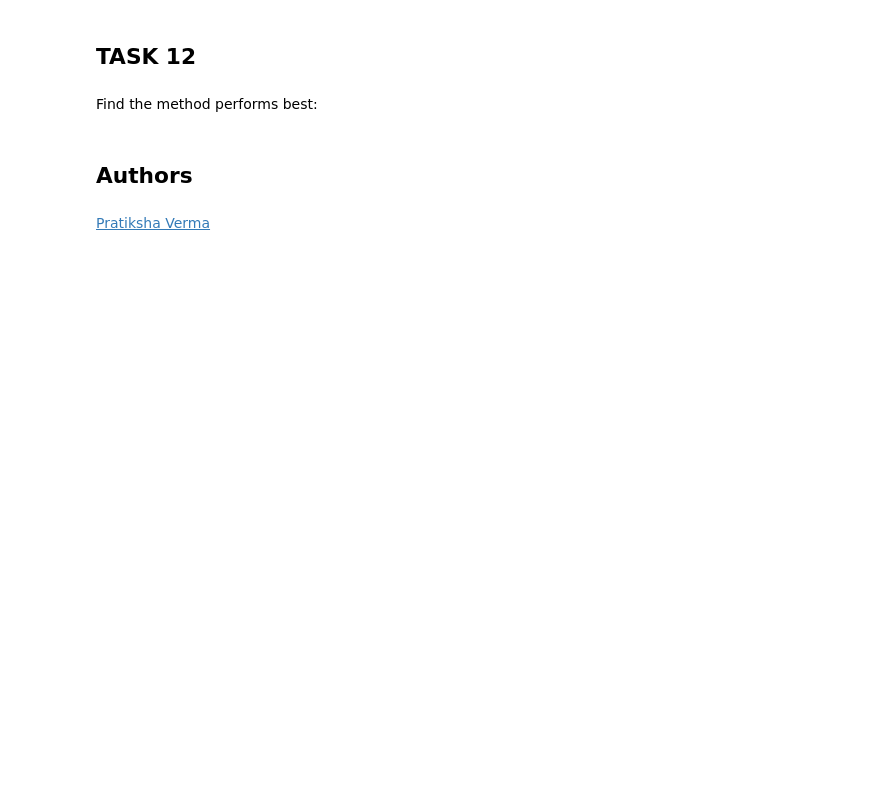
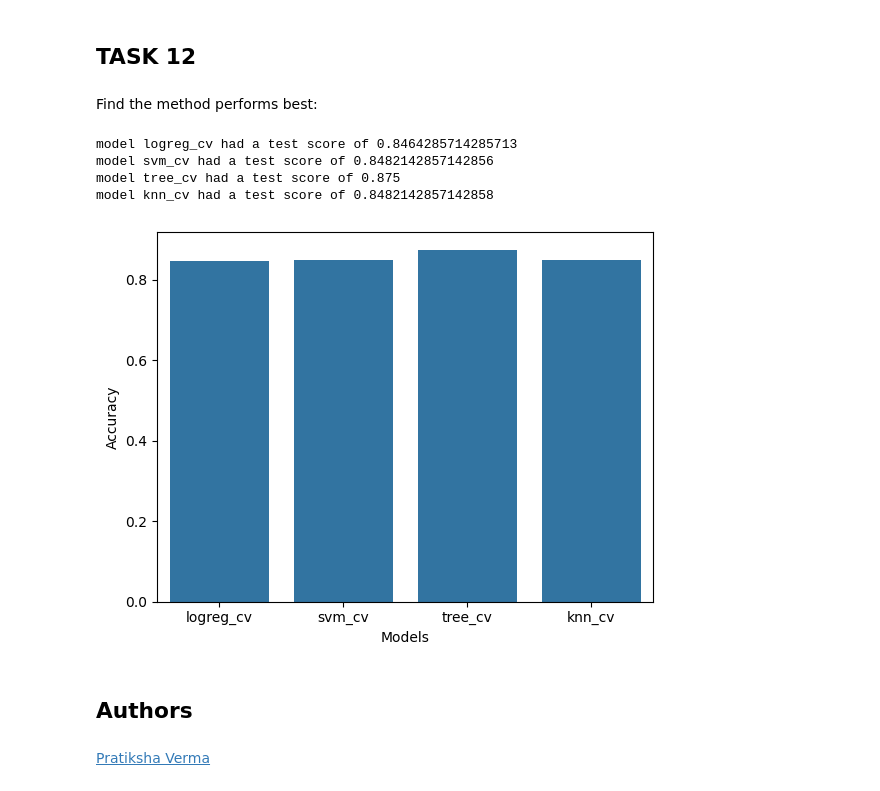
Before and after one commit to sjyhcx/datascience, a Jupyter notebook: SpaceX_Machine Learning Prediction_Part_5.ipynb, the cells around one changed output. Cells and saved outputs as stored; diff of their text form; code cells hidden in the pictures; blank space fills up the shorter version.

```diff
--- a/SpaceX_Machine Learning Prediction_Part_5.ipynb
+++ b/SpaceX_Machine Learning Prediction_Part_5.ipynb
@@ -147,3 +184,5 @@ We output the <code>GridSearchCV</code> object for logistic regression. We displ
 # %%
 print("tuned hpyerparameters :(best parameters) ",logreg_cv.best_params_)
 print("accuracy :",logreg_cv.best_score_)
+test_scores_dict['logreg_cv']=logreg_cv.best_score_
+print(test_scores_dict)
@@ -181,3 +235,5 @@ svm_cv.fit(X_train,Y_train)
 # %%
 print("tuned hpyerparameters :(best parameters) ",svm_cv.best_params_)
 print("accuracy :",svm_cv.best_score_)
+test_scores_dict['svm_cv']=svm_cv.best_score_
+print(test_scores_dict)
@@ -211,3 +300,5 @@ tree_cv.fit(X_train,Y_train)
 # %%
 print("tuned hpyerparameters :(best parameters) ",tree_cv.best_params_)
 print("accuracy :",tree_cv.best_score_)
+test_scores_dict['tree_cv']=tree_cv.best_score_
+print(test_scores_dict)
@@ -238,3 +342,5 @@ knn_cv.fit(X_train,Y_train)
 # %%
 print("tuned hpyerparameters :(best parameters) ",knn_cv.best_params_)
 print("accuracy :",knn_cv.best_score_)
+test_scores_dict['knn_cv']=knn_cv.best_score_
+print(test_scores_dict)
@@ -253,6 +367,28 @@ plot_confusion_matrix(Y_test,yhat)
 ## TASK  12
 # %% [markdown]
 Find the method performs best:
+# %%
+for k, v in test_scores_dict.items():
+    print(f'model {k} had a test score of {v}')
+# %% [output]
+model logreg_cv had a test score of 0.8464285714285713
+model svm_cv had a test score of 0.8482142857142856
+model tree_cv had a test score of 0.875
+model knn_cv had a test score of 0.8482142857142858
+# %%
+data = [i for i in test_scores_dict.values()]
+Models = [i for i in test_scores_dict.keys()]
+df = pd.DataFrame()
+df['Models'] = Models
+df['Accuracy'] = data
+
+df
+sns.barplot(x='Models', y='Accuracy', data=df)
+
+# # Display the plot
+plt.show()
+# %% [output]
+[figure, added]
 # %% [markdown]
 ## Authors
 # %% [markdown]
```
Also changed, not shown: parts of 21 cells of this notebook.
